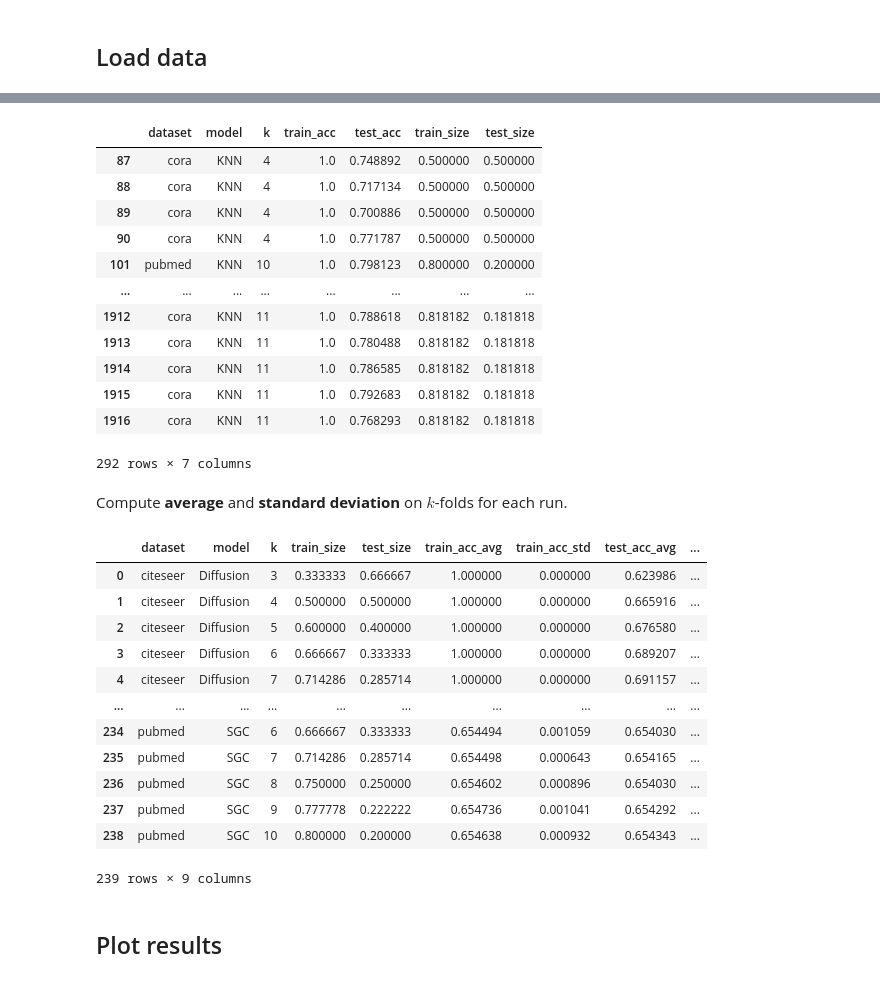
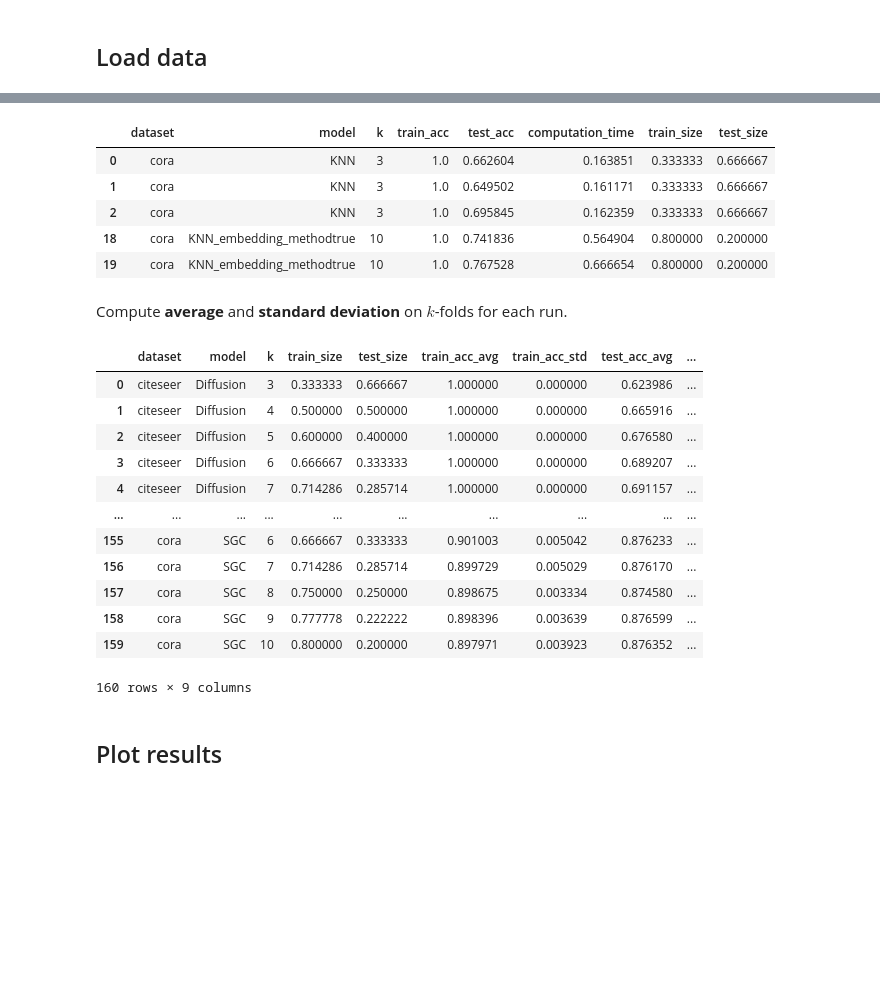
Before and after one commit to simondelarue/GNNsBenchmarkPerformance, a Jupyter notebook: notebooks/plots.ipynb, the cells around one changed output, grey strips where cells are left out. Saved outputs shown, nothing was run; the diff lists cells and outputs as text; code cells hidden in the pictures; blank space fills up the shorter version.

```diff
--- a/notebooks/plots.ipynb
+++ b/notebooks/plots.ipynb
@@ -22,11 +22,15 @@ def data2df(path: str, **kwargs):
     df = pd.DataFrame(columns=['dataset', 'model', 'k', 'train_acc', 'test_acc', 'computation_time'])
     n_params = len(kwargs.keys())
 
+    print(kwargs.items())
     # Load data
     for i, file in enumerate(os.listdir(path)):
         cpt = 0
         for key_elem, value in kwargs.items():
-            if (str(key_elem) + str(value).lower()) not in file:
+            if str(key_elem) == 'use_features' and str(value).lower() == 'false':
+                if 'use_featurestrue' in file:
+                    cpt += 1
+            elif (str(key_elem) + str(value).lower()) not in file:
                 cpt += 1
 
         if cpt == 0:
@@ -100,6 +104,6 @@ RUNPATH = os.path.join(os.path.dirname(os.getcwd()), 'runs')
 
 # Store data into DataFrame
 #df = data2df(RUNPATH, undir=True, penalized=True)
-df = data2df(RUNPATH, undirected=True, penalized=True)
+df = data2df(RUNPATH, undirected=True, penalized=True, use_features=False)
 df
 # %% [output]
@@ -125,19 +124,12 @@ cora_undirectedtrue_penalizedtrue_randomstate8_k10_stratifiedtrue_knn
 # %%
-df[df['model'].str.startswith('KNN')]
+df[df['model'].str.startswith('KNN')].head()
 # %% [output]
-|  | dataset | model | k | train_acc | test_acc | train_size | test_size |
-| 87 | cora | KNN | 4 | 1.0 | 0.748892 | 0.500000 | 0.500000 |
-| 88 | cora | KNN | 4 | 1.0 | 0.717134 | 0.500000 | 0.500000 |
-| 89 | cora | KNN | 4 | 1.0 | 0.700886 | 0.500000 | 0.500000 |
-| 90 | cora | KNN | 4 | 1.0 | 0.771787 | 0.500000 | 0.500000 |
-| 101 | pubmed | KNN | 10 | 1.0 | 0.798123 | 0.800000 | 0.200000 |
-| ... | ... | ... | ... | ... | ... | ... | ... |
-| 1912 | cora | KNN | 11 | 1.0 | 0.788618 | 0.818182 | 0.181818 |
-| 1913 | cora | KNN | 11 | 1.0 | 0.780488 | 0.818182 | 0.181818 |
-| 1914 | cora | KNN | 11 | 1.0 | 0.786585 | 0.818182 | 0.181818 |
-| 1915 | cora | KNN | 11 | 1.0 | 0.792683 | 0.818182 | 0.181818 |
-| 1916 | cora | KNN | 11 | 1.0 | 0.768293 | 0.818182 | 0.181818 |
+|  | dataset | model | k | train_acc | test_acc | computation_time | train_size | test_size |
+| 0 | cora | KNN | 3 | 1.0 | 0.662604 | 0.163851 | 0.333333 | 0.666667 |
+| 1 | cora | KNN | 3 | 1.0 | 0.649502 | 0.161171 | 0.333333 | 0.666667 |
+| 2 | cora | KNN | 3 | 1.0 | 0.695845 | 0.162359 | 0.333333 | 0.666667 |
+| 18 | cora | KNN_embedding_methodtrue | 10 | 1.0 | 0.741836 | 0.564904 | 0.800000 | 0.200000 |
+| 19 | cora | KNN_embedding_methodtrue | 10 | 1.0 | 0.767528 | 0.666654 | 0.800000 | 0.200000 |
-292 rows × 7 columns
 # %% [markdown]
 Compute **average** and **standard deviation** on $k$-folds for each run.
 # %%
@@ -153,12 +145,12 @@ grouped
 | 3 | citeseer | Diffusion | 6 | 0.666667 | 0.333333 | 1.000000 | 0.000000 | 0.689207 | ... |
 | 4 | citeseer | Diffusion | 7 | 0.714286 | 0.285714 | 1.000000 | 0.000000 | 0.691157 | ... |
 | ... | ... | ... | ... | ... | ... | ... | ... | ... | ... |
-| 234 | pubmed | SGC | 6 | 0.666667 | 0.333333 | 0.654494 | 0.001059 | 0.654030 | ... |
-| 235 | pubmed | SGC | 7 | 0.714286 | 0.285714 | 0.654498 | 0.000643 | 0.654165 | ... |
-| 236 | pubmed | SGC | 8 | 0.750000 | 0.250000 | 0.654602 | 0.000896 | 0.654030 | ... |
-| 237 | pubmed | SGC | 9 | 0.777778 | 0.222222 | 0.654736 | 0.001041 | 0.654292 | ... |
-| 238 | pubmed | SGC | 10 | 0.800000 | 0.200000 | 0.654638 | 0.000932 | 0.654343 | ... |
+| 155 | cora | SGC | 6 | 0.666667 | 0.333333 | 0.901003 | 0.005042 | 0.876233 | ... |
+| 156 | cora | SGC | 7 | 0.714286 | 0.285714 | 0.899729 | 0.005029 | 0.876170 | ... |
+| 157 | cora | SGC | 8 | 0.750000 | 0.250000 | 0.898675 | 0.003334 | 0.874580 | ... |
+| 158 | cora | SGC | 9 | 0.777778 | 0.222222 | 0.898396 | 0.003639 | 0.876599 | ... |
+| 159 | cora | SGC | 10 | 0.800000 | 0.200000 | 0.897971 | 0.003923 | 0.876352 | ... |
-239 rows × 9 columns
+160 rows × 9 columns
 # %% [markdown]
 ## Plot results
 # %% [markdown]
```
Also changed, not shown: parts of 2 cells of this notebook, 1 other file.
